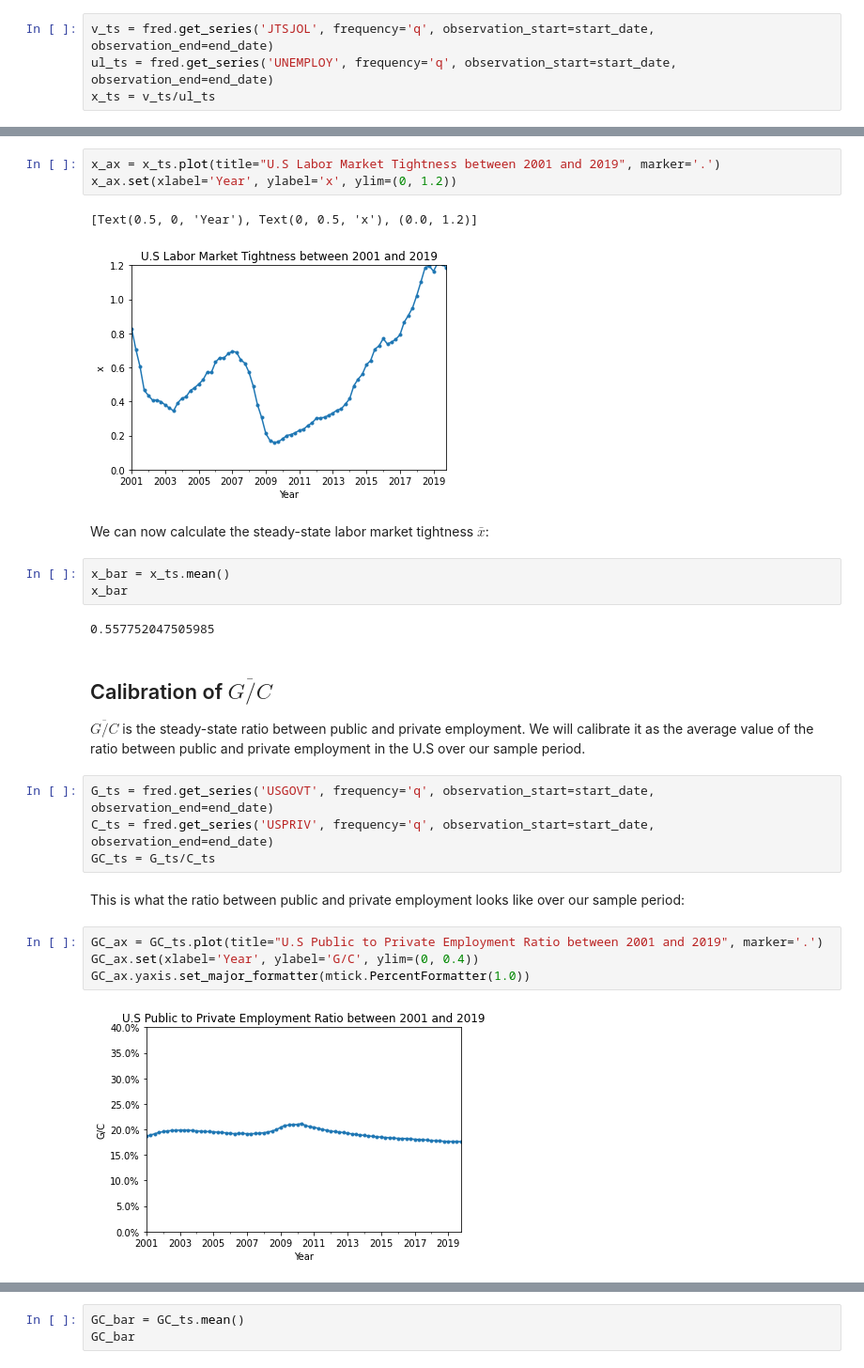
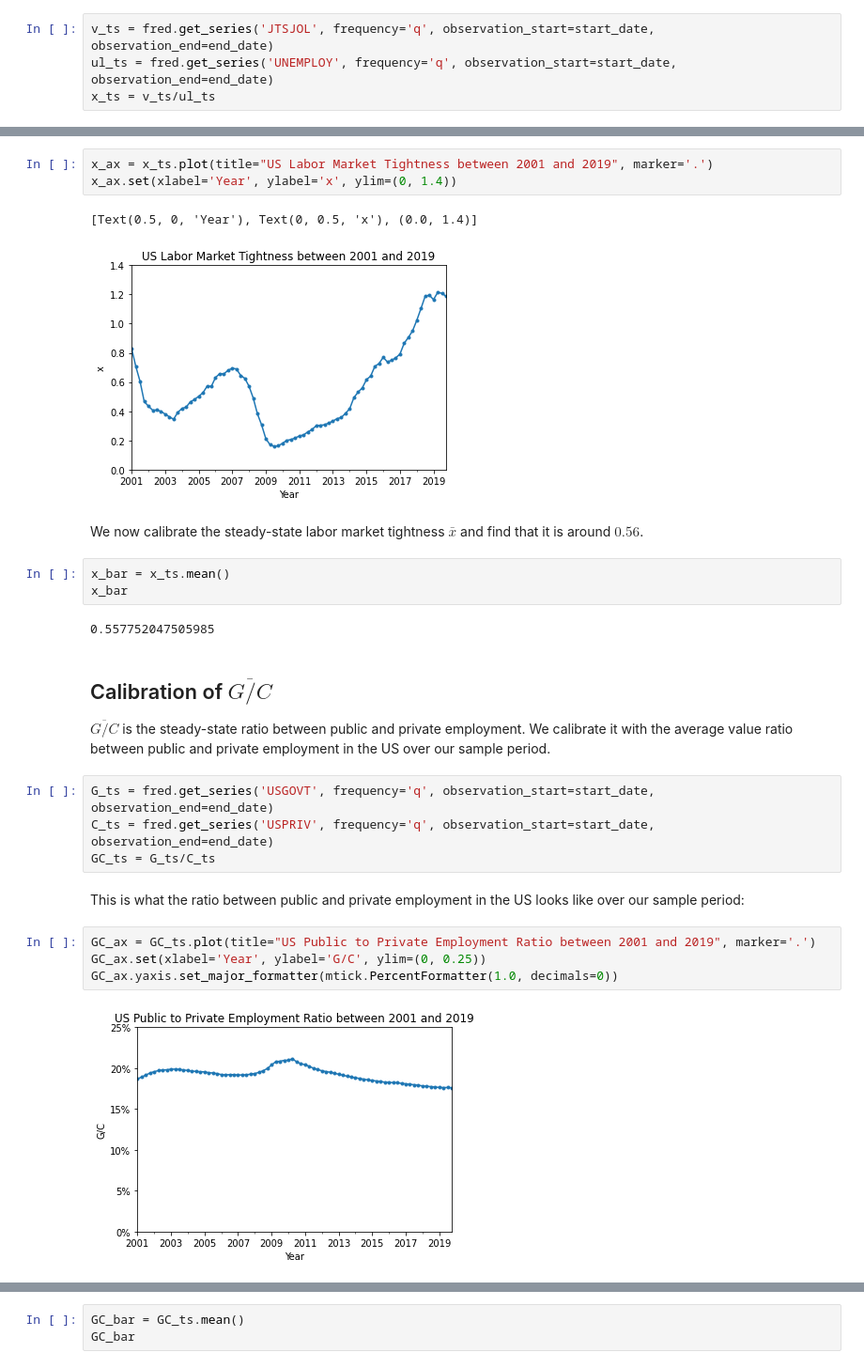
Before and after one commit to lnsongxf/public-expenditure, a Jupyter notebook: optimal-stimulus.ipynb, the cells around one changed output, grey strips where cells are left out. Shown: that part at 94% size. Drawn from its saved outputs; the diff is of its cells as text.

```diff
--- a/optimal-stimulus.ipynb
+++ b/optimal-stimulus.ipynb
@@ -81,11 +81,11 @@ Here is what the labor market tightness looks like over our sample period.
 # %%
-x_ax = x_ts.plot(title="U.S Labor Market Tightness between 2001 and 2019", marker='.')
-x_ax.set(xlabel='Year', ylabel='x', ylim=(0, 1.2))
+x_ax = x_ts.plot(title="US Labor Market Tightness between 2001 and 2019", marker='.')
+x_ax.set(xlabel='Year', ylabel='x', ylim=(0, 1.4))
 # %% [output]
-[Text(0.5, 0, 'Year'), Text(0, 0.5, 'x'), (0.0, 1.2)]
+[Text(0.5, 0, 'Year'), Text(0, 0.5, 'x'), (0.0, 1.4)]
-[figure, old version]
+[figure, new version]
 # %% [markdown]
-We can now calculate the steady-state labor market tightness $\bar{x}$:
+We now calibrate the steady-state labor market tightness $\bar{x}$ and find that it is around $0.56$.
 # %%
 x_bar = x_ts.mean()
 x_bar
@@ -94,17 +94,17 @@ x_bar
 # %% [markdown]
 ## Calibration of $\overline{G/C}$
 
-$\overline{G/C}$ is the steady-state ratio between public and private employment. We will calibrate it as the average value of the ratio between public and private employment in the U.S over our sample period.
+$\overline{G/C}$ is the steady-state ratio between public and private employment. We calibrate it with the average value ratio between public and private employment in the US over our sample period.
 # %%
 G_ts = fred.get_series('USGOVT', frequency='q', observation_start=start_date, observation_end=end_date)
 C_ts = fred.get_series('USPRIV', frequency='q', observation_start=start_date, observation_end=end_date)
 GC_ts = G_ts/C_ts
 # %% [markdown]
-This is what the ratio between public and private employment looks like over our sample period:
+This is what the ratio between public and private employment in the US looks like over our sample period:
 # %%
-GC_ax = GC_ts.plot(title="U.S Public to Private Employment Ratio between 2001 and 2019", marker='.')
-GC_ax.set(xlabel='Year', ylabel='G/C', ylim=(0, 0.4))
-GC_ax.yaxis.set_major_formatter(mtick.PercentFormatter(1.0))
+GC_ax = GC_ts.plot(title="US Public to Private Employment Ratio between 2001 and 2019", marker='.')
+GC_ax.set(xlabel='Year', ylabel='G/C', ylim=(0, 0.25))
+GC_ax.yaxis.set_major_formatter(mtick.PercentFormatter(1.0, decimals=0))
 # %% [output]
-[figure, old version]
+[figure, new version]
 # %% [markdown]
```
Also changed, not shown: parts of 33 cells of this notebook.
